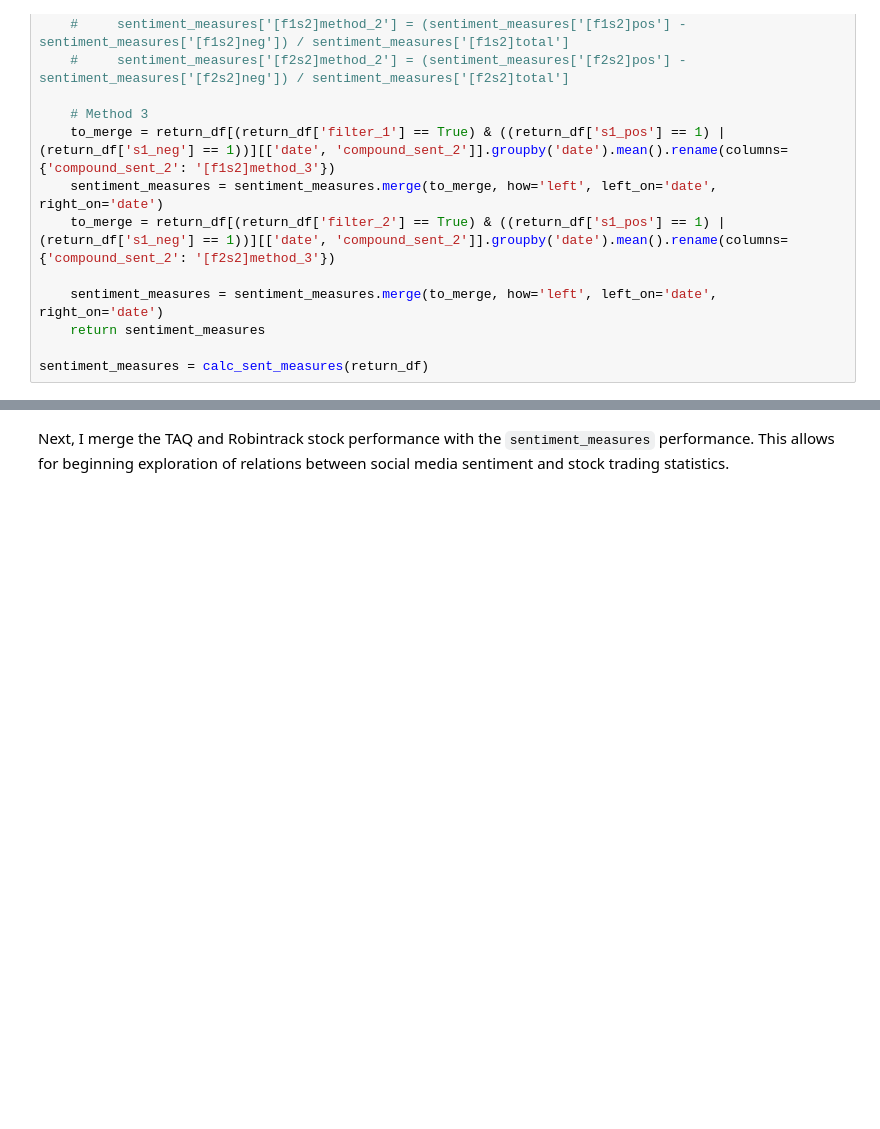
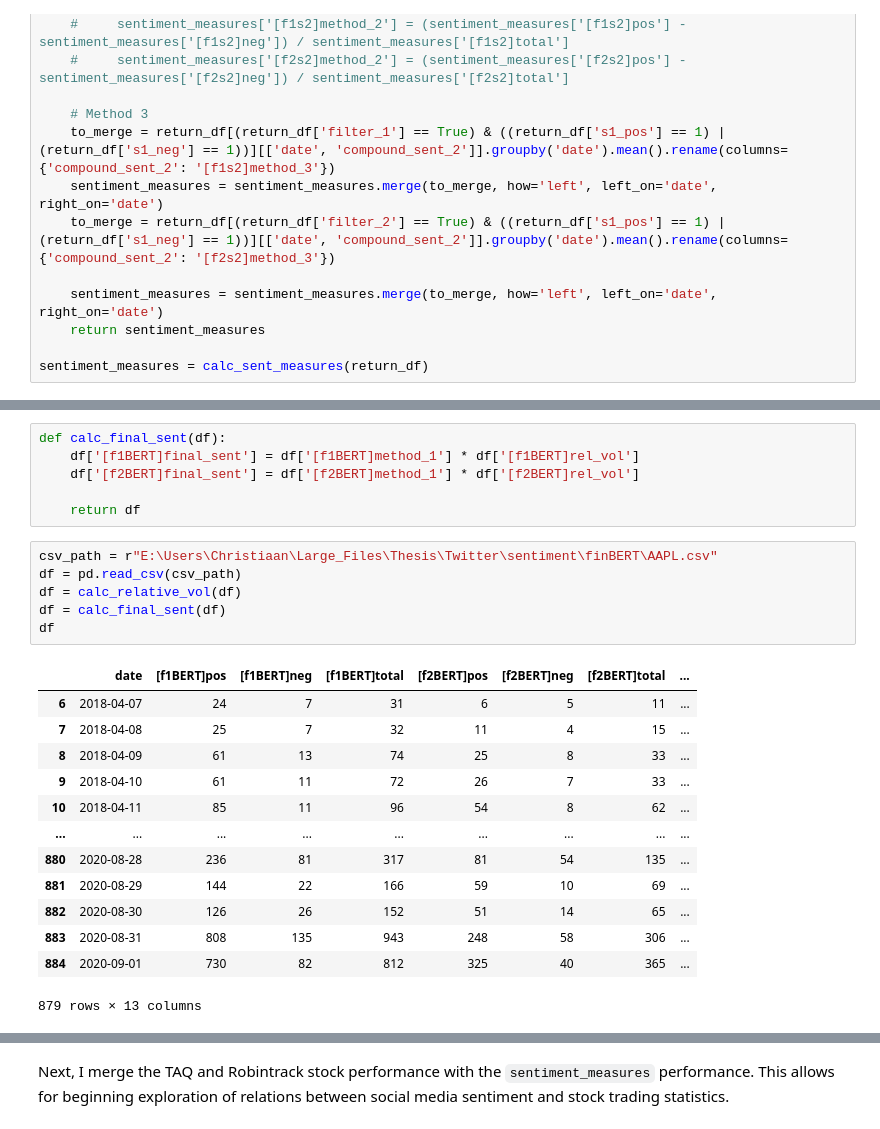
Before and after one commit to ceekoret/BMMTFI, a Jupyter notebook: thesis/data_source/twitter/Twitter data cleaning and sentiment.ipynb, the cells around one changed output, grey strips where cells are left out. Cells and saved outputs as stored; diff of their text form; blank space fills up the shorter version.

```diff
--- a/thesis/data_source/twitter/Data cleaning and sentiment.ipynb
+++ b/thesis/data_source/twitter/Twitter data cleaning and sentiment.ipynb
@@ -330,0 +407,26 @@ sentiment_measures = calc_sent_measures(return_df)
+# %%
+def calc_final_sent(df):
+    df['[f1BERT]final_sent'] = df['[f1BERT]method_1'] * df['[f1BERT]rel_vol']
+    df['[f2BERT]final_sent'] = df['[f2BERT]method_1'] * df['[f2BERT]rel_vol']
+
+    return df
+# %%
+csv_path = r"E:\Users\Christiaan\Large_Files\Thesis\Twitter\sentiment\finBERT\AAPL.csv"
+df = pd.read_csv(csv_path)
+df = calc_relative_vol(df)
+df = calc_final_sent(df)
+df
+# %% [output]
+|  | date | [f1BERT]pos | [f1BERT]neg | [f1BERT]total | [f2BERT]pos | [f2BERT]neg | [f2BERT]total | ... |
+| 6 | 2018-04-07 | 24 | 7 | 31 | 6 | 5 | 11 | ... |
+| 7 | 2018-04-08 | 25 | 7 | 32 | 11 | 4 | 15 | ... |
+| 8 | 2018-04-09 | 61 | 13 | 74 | 25 | 8 | 33 | ... |
+| 9 | 2018-04-10 | 61 | 11 | 72 | 26 | 7 | 33 | ... |
+| 10 | 2018-04-11 | 85 | 11 | 96 | 54 | 8 | 62 | ... |
+| ... | ... | ... | ... | ... | ... | ... | ... | ... |
+| 880 | 2020-08-28 | 236 | 81 | 317 | 81 | 54 | 135 | ... |
+| 881 | 2020-08-29 | 144 | 22 | 166 | 59 | 10 | 69 | ... |
+| 882 | 2020-08-30 | 126 | 26 | 152 | 51 | 14 | 65 | ... |
+| 883 | 2020-08-31 | 808 | 135 | 943 | 248 | 58 | 306 | ... |
+| 884 | 2020-09-01 | 730 | 82 | 812 | 325 | 40 | 365 | ... |
+879 rows × 13 columns
```
Also changed, not shown: parts of 16 cells of this notebook, 2 other files.
